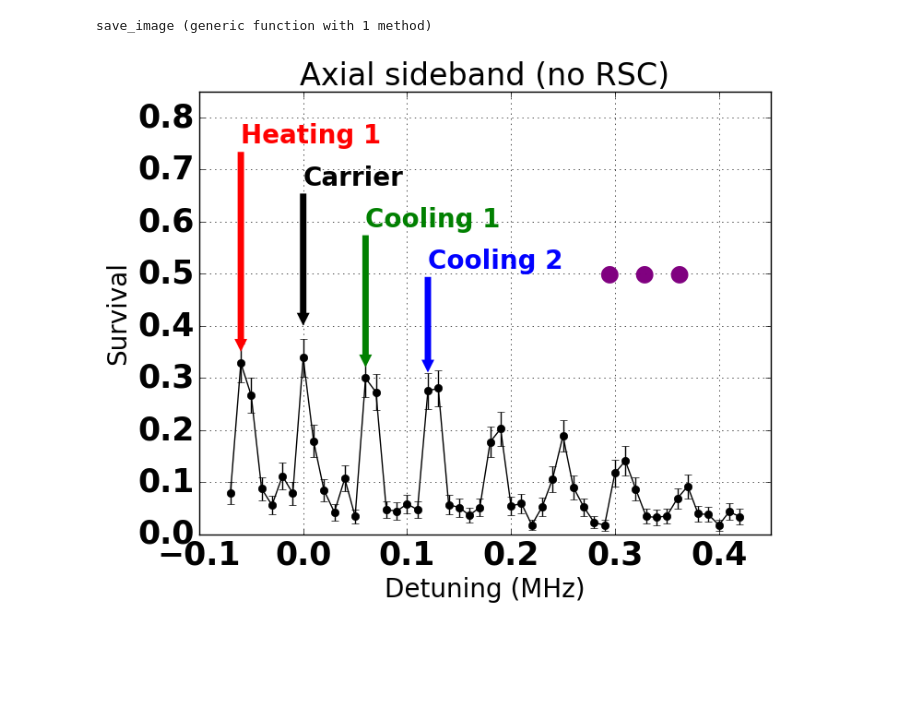
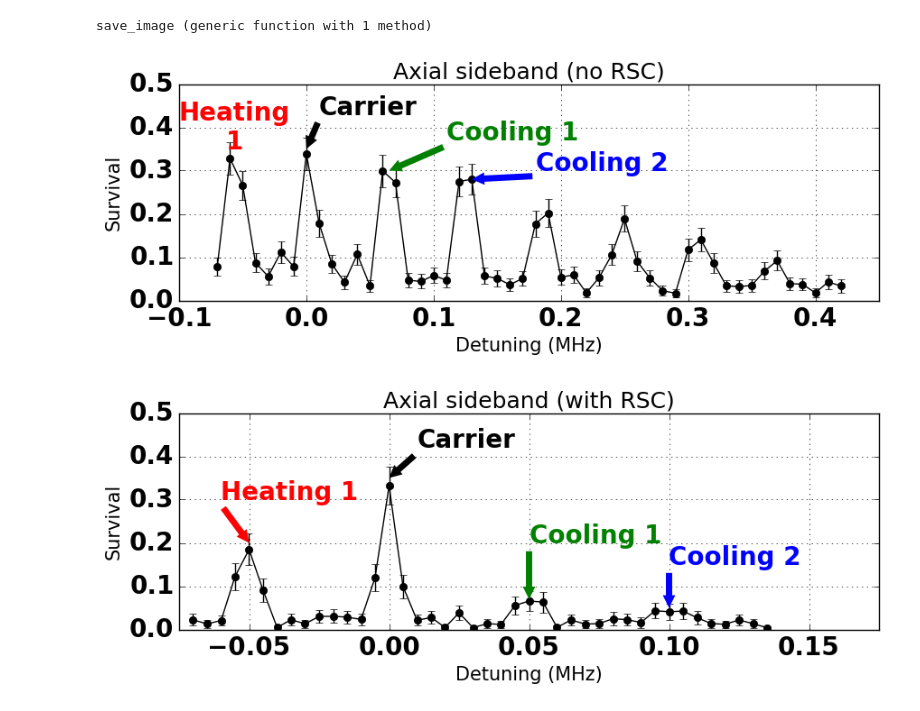
Before and after one commit to nacs-lab/yyc-data, a Jupyter notebook: experiments/sideband/CUA_Retreat2017.ipynb, the cells around one changed output. Saved outputs shown, nothing was run; the diff lists cells and outputs as text; code cells hidden in the pictures; blank space fills up the shorter version.

Commit message:
[experiments/sideband] Shorter images

```diff
--- a/experiments/sideband/CUA_Retreat2017.ipynb
+++ b/experiments/sideband/CUA_Retreat2017.ipynb
@@ -24,32 +24,59 @@ function save_image(name)
 end
 # %% [output]
 save_image (generic function with 1 method)
+# %%
+figure(figsize=(10.0, 3.0))
+axial = load_data("axial-cua_retreat2017")
+errorbar(axial[1][1:50] ./ 1e6 .+ 18.48, axial[2][1:50], axial[3][1:50], fmt="ko-")
+text(-0.1, 0.35, "Heating\n1", color="red", size=20, weight="bold",
+     multialignment="center")
+annotate("Carrier", xy=(0.0, 0.35), xytext=(0.01, 0.43),
+         arrowprops=Dict("facecolor"=>"black", "edgecolor"=>"none",
+                         "width"=>5, "headwidth"=>10, "headlength"=>10),
+         color="black", size=20, weight="bold")
+annotate("Cooling 1", xy=(0.065, 0.3), xytext=(0.11, 0.37),
+         arrowprops=Dict("facecolor"=>"green", "edgecolor"=>"none",
+                         "width"=>5, "headwidth"=>10, "headlength"=>10),
+         color="green", size=20, weight="bold")
+annotate("Cooling 2", xy=(0.13, 0.28), xytext=(0.18, 0.30),
+         arrowprops=Dict("facecolor"=>"blue", "edgecolor"=>"none",
+                         "width"=>5, "headwidth"=>10, "headlength"=>10),
+         color="blue", size=20, weight="bold")
+grid()
+ylim([0, 0.5])
+xlim([-0.1, 0.45])
+xlabel("Detuning (MHz)")
+ylabel("Survival")
+title("Axial sideband (no RSC)")
+save_image("axial-cua_retreat2017")
+# %% [output]
+[figure, added]
 # %%
-axial = load_data("axial-cua_retreat2017")
-errorbar(axial[1][1:50] ./ 1e6 .+ 18.48, axial[2][1:50], axial[3][1:50], fmt="ko-")
-annotate("Heating 1", xy=(-0.06, 0.35), xytext=(-0.06, 0.75),
+figure(figsize=(10.0, 3.0))
+axial_cool = load_data("axial_cool-cua_retreat2017")
+errorbar(axial_cool[1] ./ 1e6 .+ 18.48, axial_cool[2], axial_cool[3], fmt="ko-")
+annotate("Heating 1", xy=(-0.05, 0.2), xytext=(-0.06, 0.3),
          arrowprops=Dict("facecolor"=>"red", "edgecolor"=>"none",
                          "width"=>5, "headwidth"=>10, "headlength"=>10),
          color="red", size=20, weight="bold")
-annotate("Carrier", xy=(0.0, 0.4), xytext=(0.0, 0.67),
+annotate("Carrier", xy=(0.0, 0.35), xytext=(0.01, 0.42),
          arrowprops=Dict("facecolor"=>"black", "edgecolor"=>"none",
                          "width"=>5, "headwidth"=>10, "headlength"=>10),
          color="black", size=20, weight="bold")
-annotate("Cooling 1", xy=(0.06, 0.32), xytext=(0.06, 0.59),
+annotate("Cooling 1", xy=(0.05, 0.07), xytext=(0.05, 0.2),
          arrowprops=Dict("facecolor"=>"green", "edgecolor"=>"none",
                          "width"=>5, "headwidth"=>10, "headlength"=>10),
          color="green", size=20, weight="bold")
-annotate("Cooling 2", xy=(0.12, 0.31), xytext=(0.12, 0.51),
+annotate("Cooling 2", xy=(0.10, 0.05), xytext=(0.10, 0.15),
          arrowprops=Dict("facecolor"=>"blue", "edgecolor"=>"none",
                          "width"=>5, "headwidth"=>10, "headlength"=>10),
          color="blue", size=20, weight="bold")
-text(0.28, 0.45, "\$\\cdots\$", size=80, color="purple")
 grid()
-ylim([0, 0.85])
-xlim([-0.1, 0.45])
+ylim([0, 0.5])
+xlim([-0.075, 0.175])
 xlabel("Detuning (MHz)")
 ylabel("Survival")
-title("Axial sideband (no RSC)")
-save_image("axial-cua_retreat2017")
+title("Axial sideband (with RSC)")
+save_image("axial_cool-cua_retreat2017")
 # %% [output]
-[figure, old version]
+[figure, new version]
```
Also changed, not shown: parts of 5 cells of this notebook, 8 other files.
